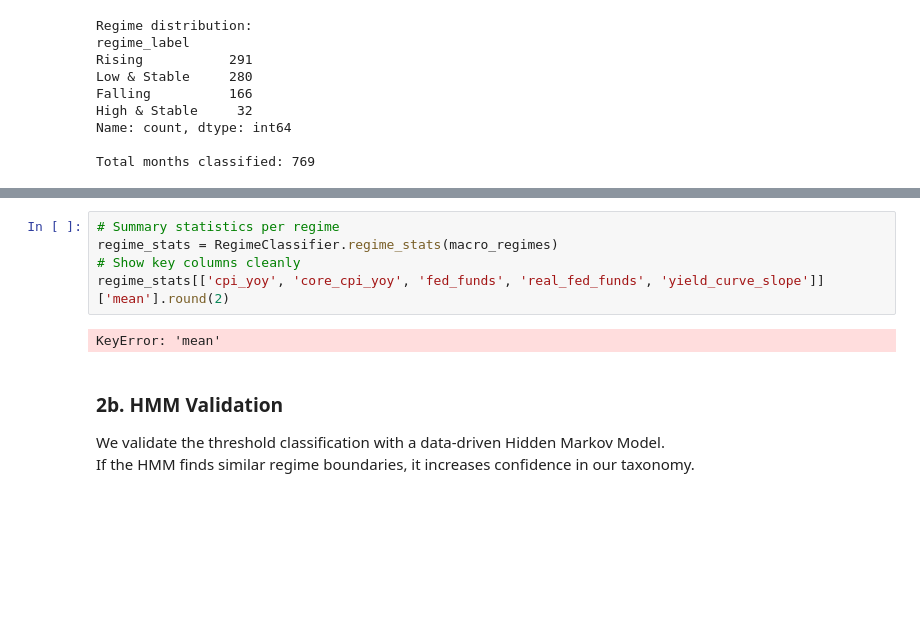
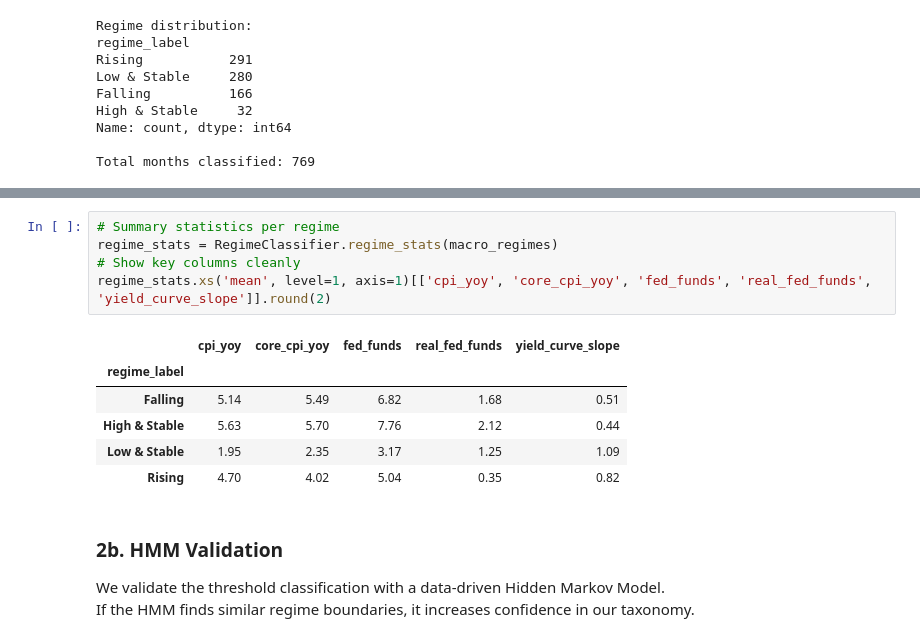
Before and after one commit to SiddhantZade1/Inflation-Market-Study, a Jupyter notebook: analysis_colab.ipynb, the cells around one changed output, grey strips where cells are left out. Drawn from its saved outputs; the diff is of its cells as text; blank space fills up the shorter version.

```diff
--- a/analysis_colab.ipynb
+++ b/analysis_colab.ipynb
@@ -199,10 +199,15 @@ fig.show()
 # %%
 # Summary statistics per regime
 regime_stats = RegimeClassifier.regime_stats(macro_regimes)
 # Show key columns cleanly
-regime_stats[['cpi_yoy', 'core_cpi_yoy', 'fed_funds', 'real_fed_funds', 'yield_curve_slope']]['mean'].round(2)
+regime_stats.xs('mean', level=1, axis=1)[['cpi_yoy', 'core_cpi_yoy', 'fed_funds', 'real_fed_funds', 'yield_curve_slope']].round(2)
 # %% [output]
-KeyError: 'mean'
+|  | cpi_yoy | core_cpi_yoy | fed_funds | real_fed_funds | yield_curve_slope |
+| regime_label |  |  |  |  |  |
+| Falling | 5.14 | 5.49 | 6.82 | 1.68 | 0.51 |
+| High & Stable | 5.63 | 5.70 | 7.76 | 2.12 | 0.44 |
+| Low & Stable | 1.95 | 2.35 | 3.17 | 1.25 | 1.09 |
+| Rising | 4.70 | 4.02 | 5.04 | 0.35 | 0.82 |
 # %% [markdown]
 ### 2b. HMM Validation
 We validate the threshold classification with a data-driven Hidden Markov Model.
```
Also changed, not shown: parts of 16 cells of this notebook.
